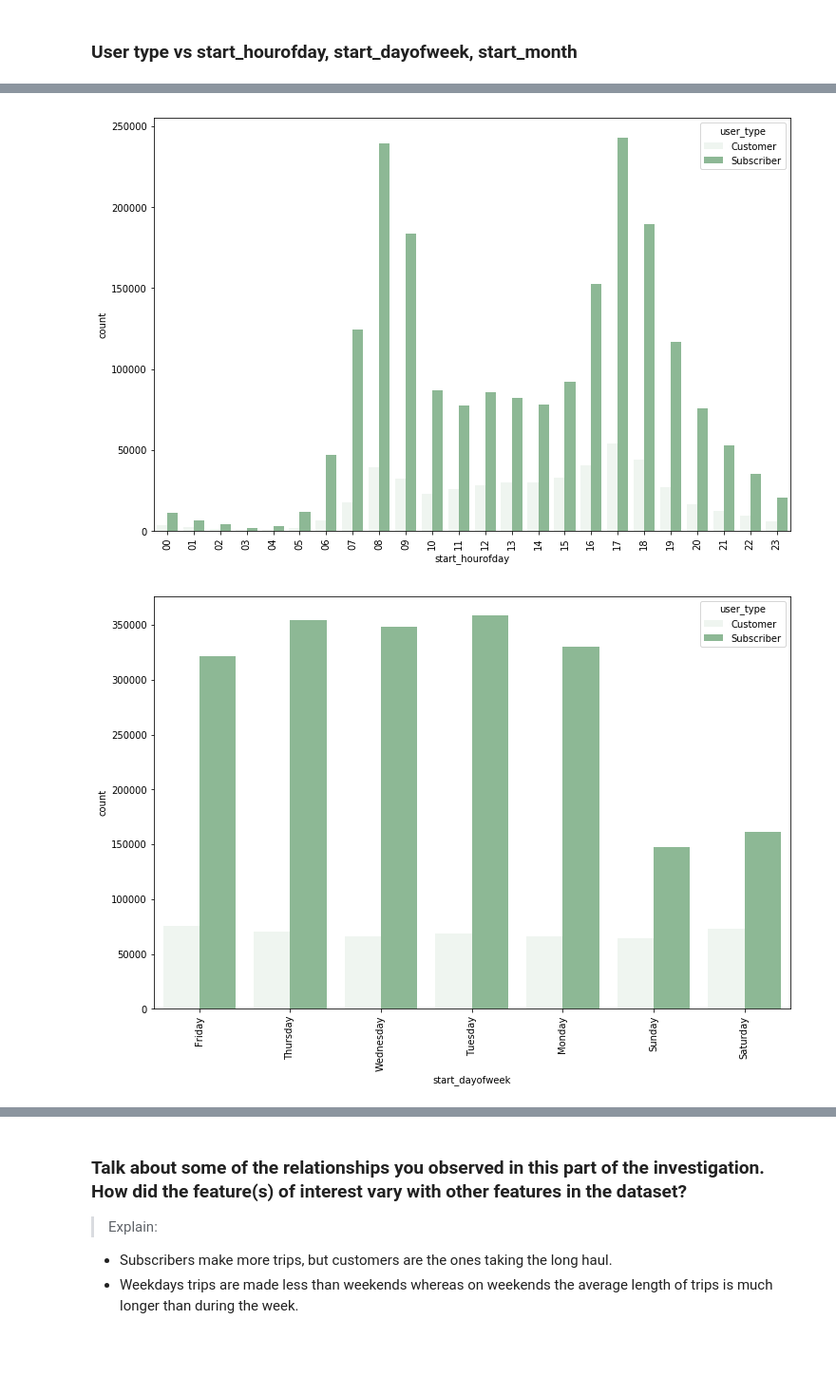
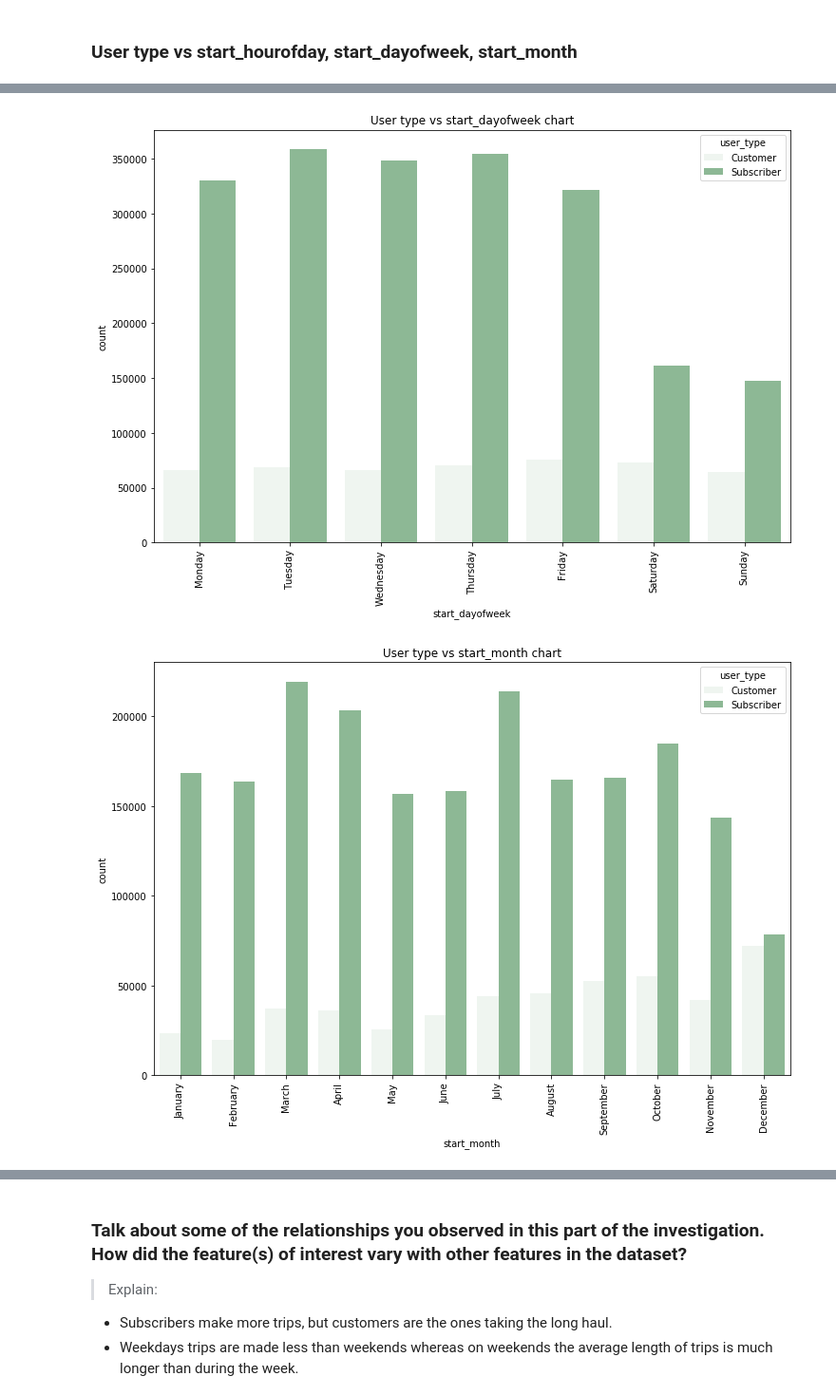
Before and after one commit to haominhnguyen/Exploring-Weather-Trends, a Jupyter notebook: Part I Ford GoBike.ipynb, the cells around one changed output, grey strips where cells are left out. Shown: that part at 95% size. Saved outputs shown, nothing was run; the diff lists cells and outputs as text; code cells hidden in the pictures; blank space fills up the shorter version.

```diff
--- a/Part I Ford GoBike.ipynb
+++ b/Part I Ford GoBike.ipynb
@@ -331,3 +331,7 @@ df_cp.to_csv('cleaned_dataset.csv',index=False)
 ## Univariate Exploration
 # %% [markdown]
 ## duration_sec chart
+# %%
+orderDates = ['Monday', 'Tuesday', 'Wednesday', 'Thursday', 'Friday', 'Saturday','Sunday']
+orderMonths = [ "January", "February", "March", "April", "May", "June",
+"July", "August", "September", "October", "November", "December" ];
@@ -423,7 +438,7 @@ for loc, label in zip(locs, labels):
 # %%
 # Chart number of trip in month
 # Chart count by start hour
-sb.countplot(data=df_cp, x='start_month', color='#86bf91')
+sb.countplot(data=df_cp, x='start_month', color='#86bf91', order=orderMonths)
 
 # Get the current tick locations and labels of the x-axis
 locs, labels = plt.xticks(rotation=90)
@@ -439,4 +454,7 @@ for loc, label in zip(locs, labels):
 
         # Print the annotation just above the top of the bar
         plt.text(loc, count + 2, pct_string, ha='center', color='black')
+
+        # displaying the title
+        plt.title("Chart number of trip in month")
 # %% [output]
@@ -449,7 +470,10 @@ for loc, label in zip(locs, labels):
 # %% [markdown]
 ### user_type chart
 # %%
+# Set the figure size base
+rcParams['figure.figsize'] = 12, 8
 sb.countplot(data=df_cp, x='user_type', color='#86bf91')
+plt.title("User type vs number trip used chart")
 plt.xlabel('Type of user')
 plt.ylabel('Number of trip use')
 plt.grid(color='blue', linestyle='-', linewidth=2)
@@ -519,3 +541,24 @@ plt.show()
 * With monthly chart, longer bike rides take place in the summer and start to decrease in the winter-spring.
 # %% [markdown]
 ### User type vs start_hourofday, start_dayofweek, start_month
+# %%
+# User type vs start_hourofday
+sb.countplot(data=df_cp, x='start_hourofday', color='#86bf91', hue= 'user_type')
+
+# Get the current tick locations and labels of the x-axis
+locs, labels = plt.xticks(rotation=90)
+plt.title('User type vs start_hourofday chart')
+
+# Loop through each pair of locations and labels
+for loc, label in zip(locs, labels):
+    # Check if the label exists in the type_counts dictionary
+    if label.get_text() in type_counts:
+        # Get the count for the corresponding label
+        count = type_counts[label.get_text()]
+        # Calculate the percentage
+        pct_string = '{:0.1f}%'.format(100 * count)
+
+        # Print the annotation just above the top of the bar
+        plt.text(loc, count + 2, pct_string, ha='center', color='black')
+        # displaying the title
+        plt.title("Chart user type vs start_hourofday")
@@ -522,35 +567,31 @@ plt.show()
 # %%
-# User type vs start_hourofday
-sb.countplot(data=df_cp, x='start_hourofday', color='#86bf91', hue= 'user_type')
+# User type vs start_dayofweek
+sb.countplot(data=df_cp, x='start_dayofweek', color='#86bf91', hue= 'user_type',order=orderDates)
 
 # Get the current tick locations and labels of the x-axis
 locs, labels = plt.xticks(rotation=90)
-
-# # Re-calculate count
-# type_counts = df_cp['duration_sec'].value_counts()
+plt.title('User type vs start_dayofweek chart')
 
 # Loop through each pair of locations and labels
 for loc, label in zip(locs, labels):
     # Check if the label exists in the type_counts dictionary
     if label.get_text() in type_counts:
         # Get the count for the corresponding label
         count = type_counts[label.get_text()]
         # Calculate the percentage
         pct_string = '{:0.1f}%'.format(100 * count)
 
         # Print the annotation just above the top of the bar
         plt.text(loc, count + 2, pct_string, ha='center', color='black')
 # %% [output]
-[figure, old version]
+[figure, new version]
 # %%
-# User type vs start_dayofweek
-sb.countplot(data=df_cp, x='start_dayofweek', color='#86bf91', hue= 'user_type')
+# User type vs start_month
+sb.countplot(data=df_cp, x='start_month', color='#86bf91', hue= 'user_type',order=orderMonths)
 
 # Get the current tick locations and labels of the x-axis
 locs, labels = plt.xticks(rotation=90)
-
-# # Re-calculate count
-# type_counts = df_cp['duration_sec'].value_counts()
+plt.title('User type vs start_month chart')
 
 # Loop through each pair of locations and labels
 for loc, label in zip(locs, labels):
@@ -564,4 +605,4 @@ for loc, label in zip(locs, labels):
         # Print the annotation just above the top of the bar
         plt.text(loc, count + 2, pct_string, ha='center', color='black')
 # %% [output]
-[figure, old version]
+[figure, new version]
```
Also changed, not shown: parts of 17 cells of this notebook, 4 other files.
